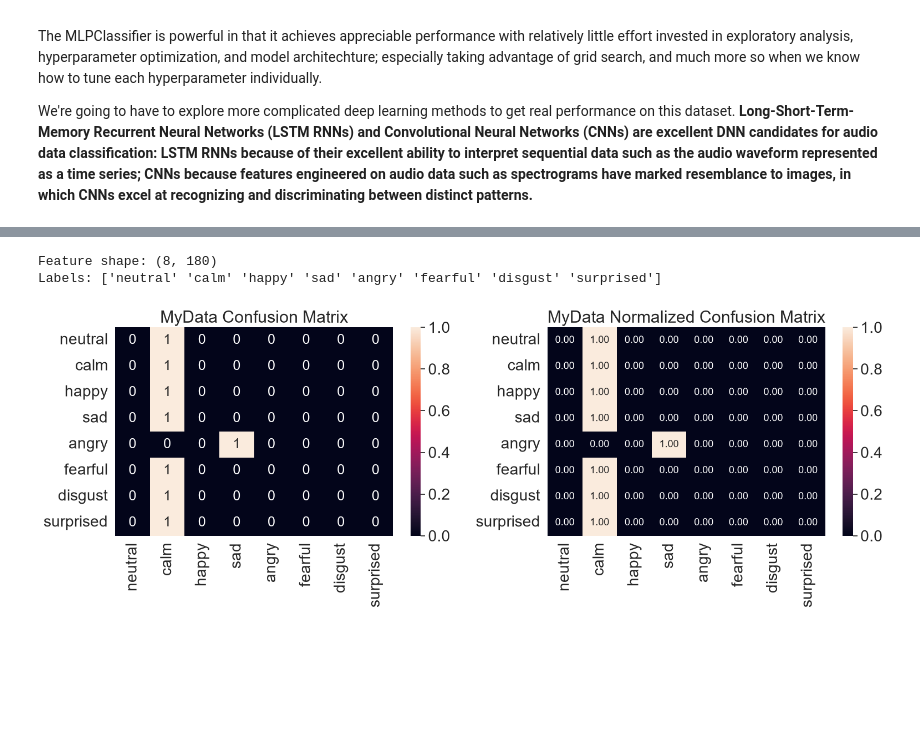
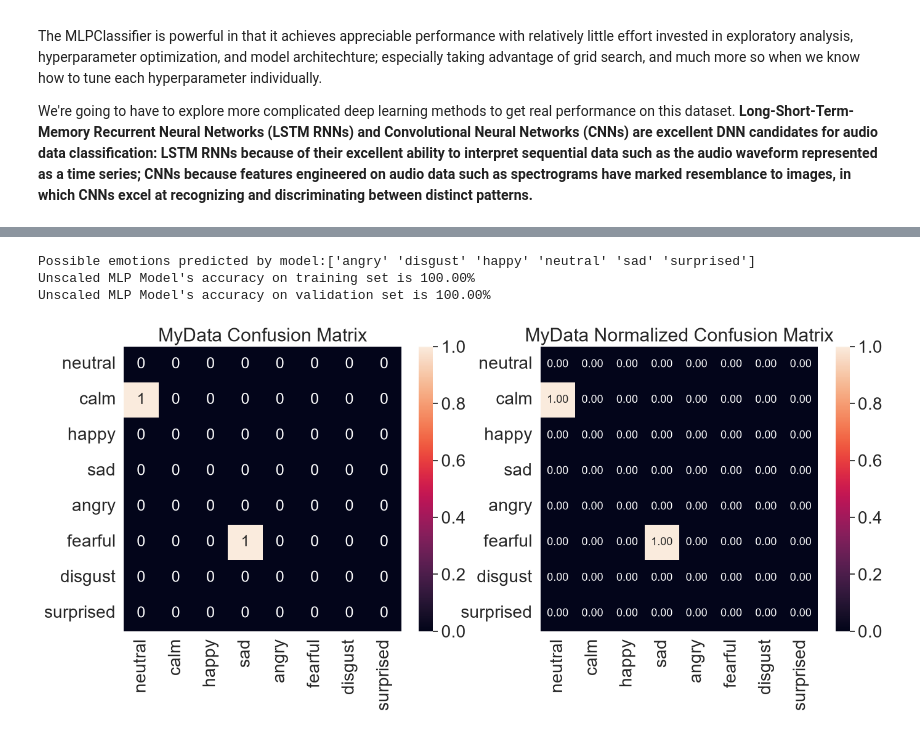
Before and after one commit to AvalonRE/Week4-NeuralNetworks, a Jupyter notebook: Week4__Neural_Networks.ipynb, the cells around one changed output, grey strips where cells are left out. Cells and saved outputs as stored; diff of their text form; code cells hidden in the pictures; blank space fills up the shorter version.

```diff
--- a/Week4__Neural_Networks.ipynb
+++ b/Week4__Neural_Networks.ipynb
@@ -826,26 +802,0 @@ Numerical features extracted per sample: 180
-# %%
-X_mydata = []
-y_mydata = []
-
-for file in audio_files:
-    file_name = os.path.basename(file)
-    folder_emotion = os.path.basename(os.path.dirname(file)).lower()
-
-    if folder_emotion in [
-        "neutral", "calm", "happy", "sad",
-        "angry", "fearful", "disgust", "surprised"
-    ]:
-        emotion = folder_emotion
-    else:
-        emotion_code = file_name.split("-")[2]
-        emotion = emotions_dict[emotion_code]
-
-    features = get_features(file)
-    X_mydata.append(features)
-    y_mydata.append(emotion)
-
-X_mydata = np.array(X_mydata)
-y_mydata = np.array(y_mydata)
-# %% [output]
-Feature shape: (8, 180)
-Labels: ['neutral' 'calm' 'happy' 'sad' 'angry' 'fearful' 'disgust' 'surprised']
@@ -852,34 +821,71 @@ Labels: ['neutral' 'calm' 'happy' 'sad' 'angry' 'fearful' 'disgust' 'surprised']
+# %%
+from sklearn.model_selection import train_test_split
+############# Unscaled test/train set #############
+X_train80, X_test, y_train80, y_test = train_test_split(
+    features,
+    emotions,
+    test_size=0.2,
+    random_state=42
+)
+
+# Then further divide the train set into validation
+# Note that here, to get 60%-20%, we'll need to divide the 80% train set from above to 75-25 split
+# 0.8 * 0.25 = 0.2
+X_train, X_validation, y_train, y_validation = train_test_split(
+    X_train80,
+    y_train80,
+    test_size=0.25,
+    random_state=42
+)
+# %%
+from sklearn.neural_network import MLPClassifier
+
+# Default 'off-the-shelf' MLP from sklearn
+model = MLPClassifier(
+    random_state = 42
+)
+
+# Use the split train test to train, we'll first use the unscaled parameters
+model.fit(X_train80, y_train80)
+
+print(f'Possible emotions predicted by model:{model.classes_}')
+print(f'Unscaled MLP Model\'s accuracy on training set is {100*model.score(X_train, y_train):.2f}%')
+print(f'Unscaled MLP Model\'s accuracy on validation set is {100*model.score(X_validation, y_validation):.2f}%')
+# %% [output]
+Possible emotions predicted by model:['angry' 'disgust' 'happy' 'neutral' 'sad' 'surprised']
+Unscaled MLP Model's accuracy on training set is 100.00%
+Unscaled MLP Model's accuracy on validation set is 100.00%
 # %%
 
 from sklearn.metrics import confusion_matrix
 import seaborn as sn
 import pandas as pd
 import matplotlib.pyplot as plt
 
-test_emotion_predictions = model.predict(X_mydata)
-test_emotion_groundtruth = y_mydata
+test_emotion_predictions = model.predict(X_test)
+test_emotion_groundtruth = y_test
 
 # set labels for matrix axes from emotions
 emotion_list = ['neutral', 'calm', 'happy', 'sad', 'angry', 'fearful', 'disgust', 'surprised']
 emotion_name = [emotion for emotion in emotion_list]
 
 conf_matrix = confusion_matrix(test_emotion_groundtruth, test_emotion_predictions, labels=emotion_list)
 conf_matrix_norm = confusion_matrix(test_emotion_groundtruth, test_emotion_predictions, normalize='true', labels=emotion_list)
 
 # make a confusion matrix with labels using a DataFrame
 confmatrix_df = pd.DataFrame(conf_matrix, index=emotion_name, columns=emotion_name)
 confmatrix_df_norm = pd.DataFrame(conf_matrix_norm, index=emotion_name, columns=emotion_name)
 
 # plot confusion matrices
 plt.figure(figsize=(16, 6))
 sn.set(font_scale=1.8)
 plt.subplot(1, 2, 1)
 plt.title('MyData Confusion Matrix')
 sn.heatmap(confmatrix_df, annot=True, fmt="d", annot_kws={"size": 18})
 plt.subplot(1, 2, 2)
 plt.title('MyData Normalized Confusion Matrix')
 sn.heatmap(confmatrix_df_norm, annot=True, fmt=".2f", annot_kws={"size": 13})
 
 plt.show()
 # %% [output]
-[figure, old version]
+[figure, new version]
```
Also changed, not shown: parts of 4 cells of this notebook.
